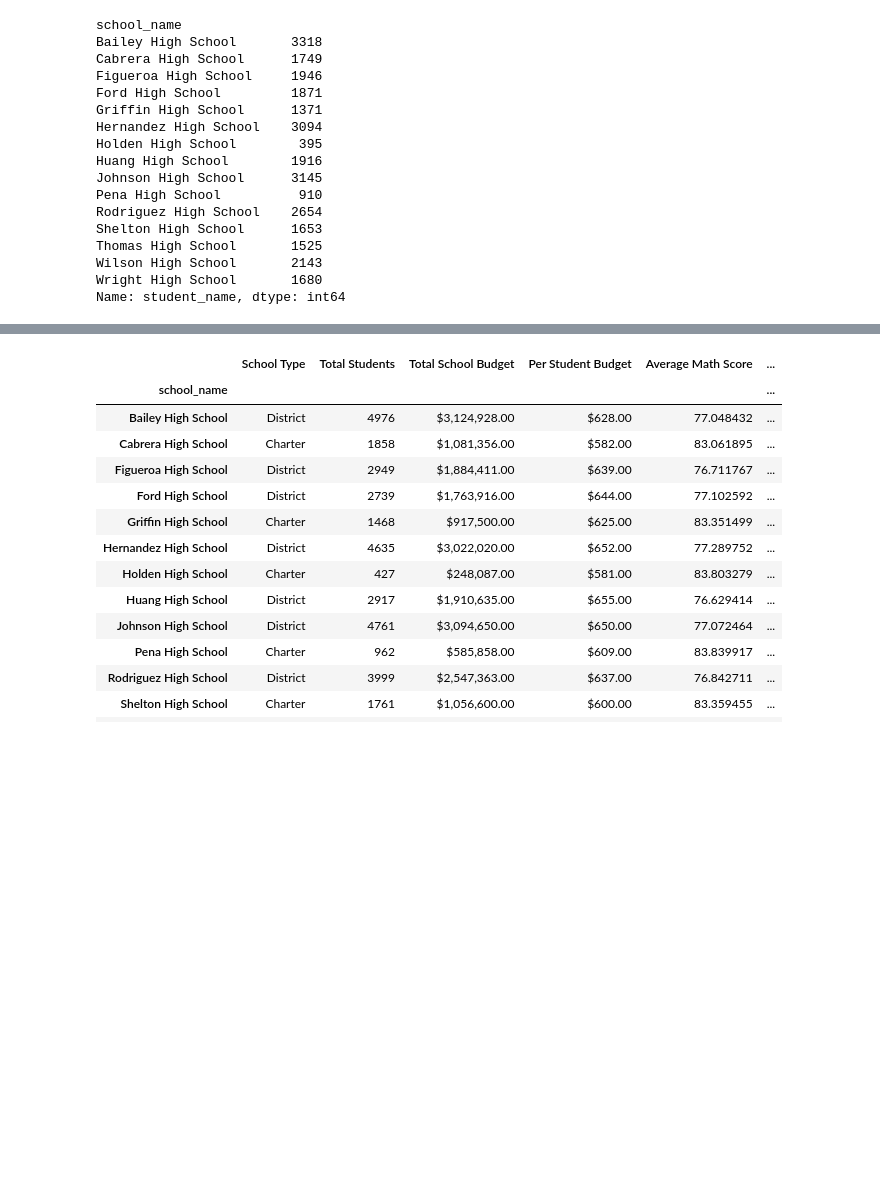
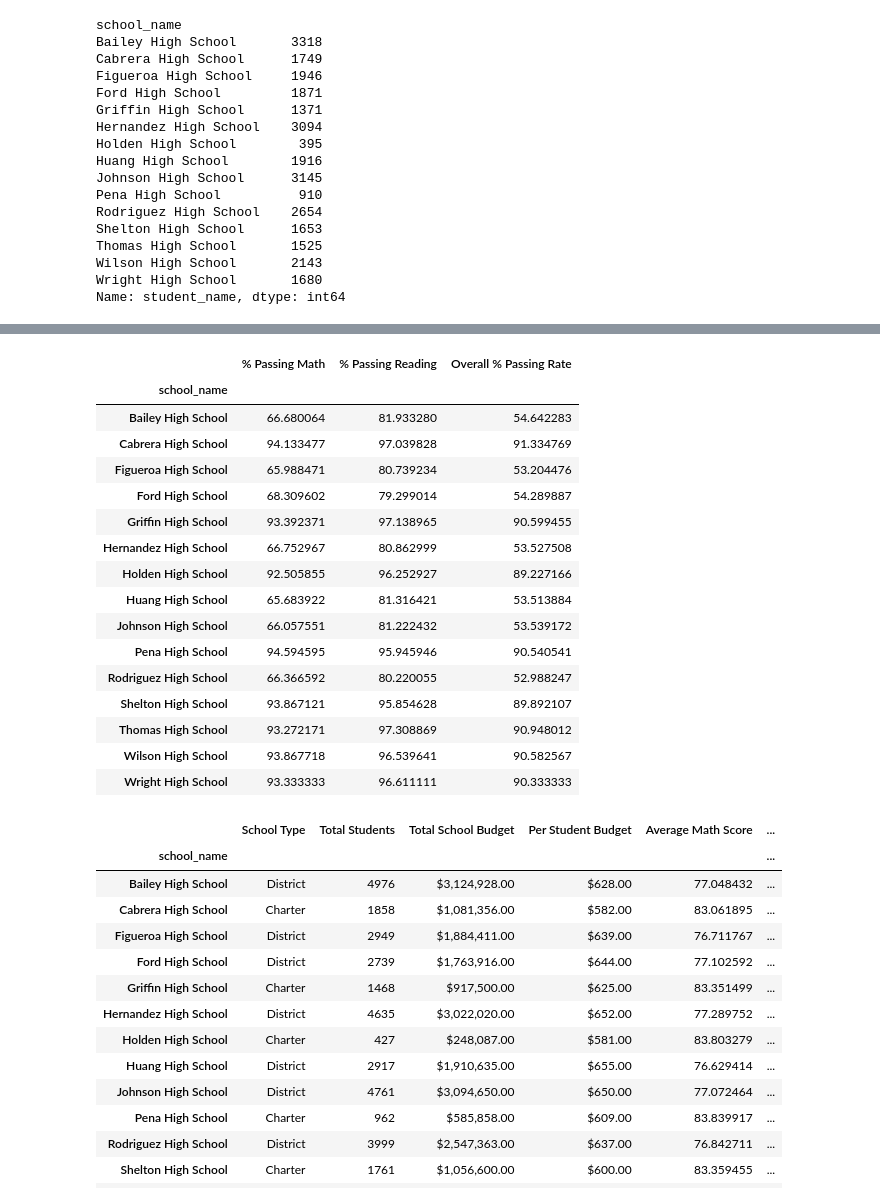
Before and after one commit to mctrashmoney/new-standby, a Jupyter notebook: PyCitySchools/PyCitySchools_starter.ipynb, the cells around one changed output, grey strips where cells are left out. Cells and saved outputs as stored; diff of their text form; code cells hidden in the pictures; blank space fills up the shorter version.

```diff
--- a/PyCitySchools/PyCitySchools_starter.ipynb
+++ b/PyCitySchools/PyCitySchools_starter.ipynb
@@ -150,6 +150,6 @@ Thomas High School        Charter
 Name: type, dtype: object
 # %%
 # Calculate the total student count per school from school_data
-per_school_counts = school_data["size"].sum()
+per_school_counts = school_data.groupby("school_name")["size"].sum()
 per_school_counts
 # %% [output]
@@ -208,5 +243,6 @@ Wright High School       1680
 Name: student_name, dtype: int64
 # %%
 # Calculate the number of students per school with reading scores of 70 or higher from school_data_complete
-students_passing_reading =
-school_students_passing_reading =
+students_passing_reading = school_data_complete[school_data_complete["reading_score"] >= 70]
+school_students_passing_reading = students_passing_reading.groupby("school_name")["student_name"].count()
+school_students_passing_reading
@@ -213,6 +267,5 @@ school_students_passing_reading =
 # %%
 # Use the provided code to calculate the number of students per school that passed both math and reading with scores of 70 or higher
-students_passing_math_and_reading = school_data_complete[
-    (school_data_complete["reading_score"] >= 70) & (school_data_complete["math_score"] >= 70)
-]
-school_students_passing_math_and_reading = students_passing_math_and_reading.groupby(["school_name"]).size()
+students_passing_math_and_reading = school_data_complete[(school_data_complete["reading_score"] >= 70) & (school_data_complete["math_score"] >= 70)]
+school_students_passing_math_and_reading = students_passing_math_and_reading.groupby("school_name").size()
+school_students_passing_math_and_reading
@@ -219,7 +290,33 @@ school_students_passing_math_and_reading = students_passing_math_and_reading.gro
 # %%
 # Use the provided code to calculate the passing rates
 per_school_passing_math = school_students_passing_math / per_school_counts * 100
 per_school_passing_reading = school_students_passing_reading / per_school_counts * 100
 overall_passing_rate = school_students_passing_math_and_reading / per_school_counts * 100
+
+# for visibility
+passing_rates = pd.DataFrame({
+    "% Passing Math": per_school_passing_math,
+    "% Passing Reading": per_school_passing_reading,
+    "Overall % Passing Rate": overall_passing_rate
+})
+passing_rates
+# %% [output]
+|  | % Passing Math | % Passing Reading | Overall % Passing Rate |
+| school_name |  |  |  |
+| Bailey High School | 66.680064 | 81.933280 | 54.642283 |
+| Cabrera High School | 94.133477 | 97.039828 | 91.334769 |
+| Figueroa High School | 65.988471 | 80.739234 | 53.204476 |
+| Ford High School | 68.309602 | 79.299014 | 54.289887 |
+| Griffin High School | 93.392371 | 97.138965 | 90.599455 |
+| Hernandez High School | 66.752967 | 80.862999 | 53.527508 |
+| Holden High School | 92.505855 | 96.252927 | 89.227166 |
+| Huang High School | 65.683922 | 81.316421 | 53.513884 |
+| Johnson High School | 66.057551 | 81.222432 | 53.539172 |
+| Pena High School | 94.594595 | 95.945946 | 90.540541 |
+| Rodriguez High School | 66.366592 | 80.220055 | 52.988247 |
+| Shelton High School | 93.867121 | 95.854628 | 89.892107 |
+| Thomas High School | 93.272171 | 97.308869 | 90.948012 |
+| Wilson High School | 93.867718 | 96.539641 | 90.582567 |
+| Wright High School | 93.333333 | 96.611111 | 90.333333 |
 # %%
 # Create a DataFrame called `per_school_summary` with columns for the calculations above.
```
Also changed, not shown: parts of 21 cells of this notebook, 1 other file.
